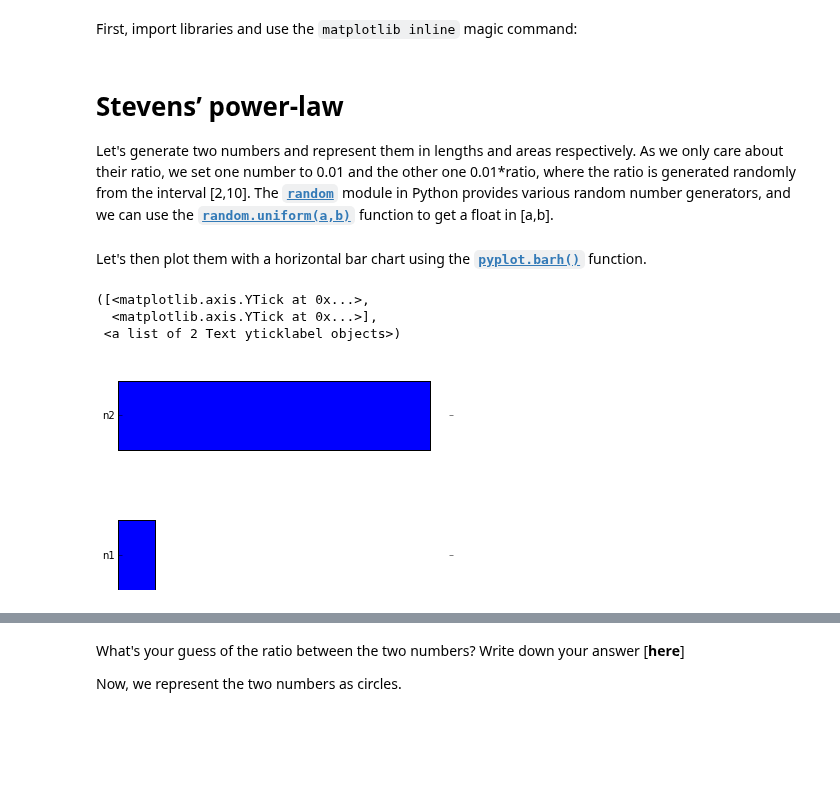
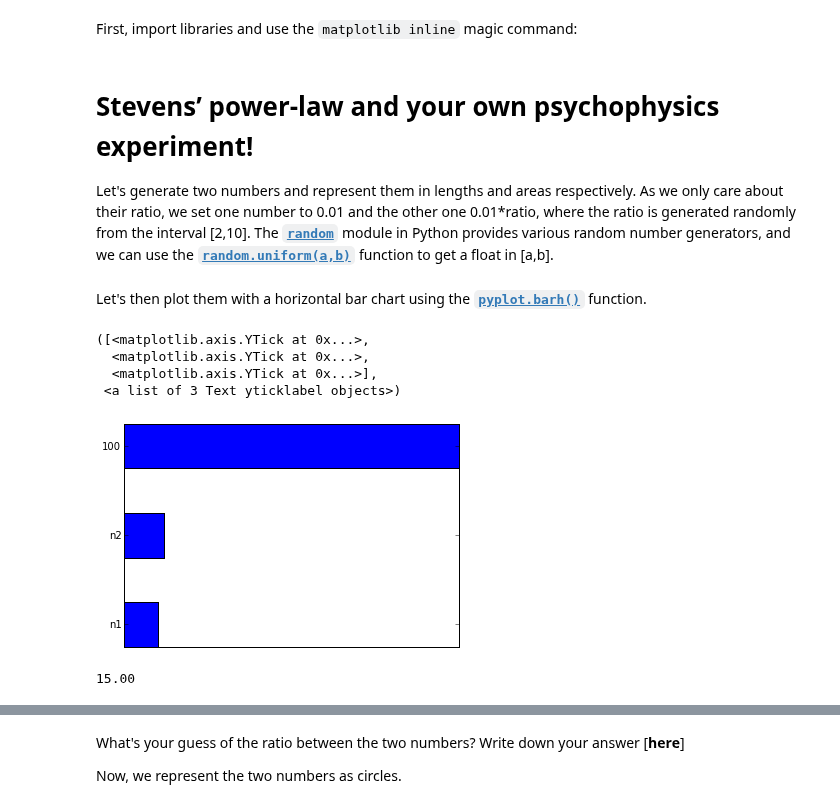
Before and after one commit to yy/dviz-course, a Jupyter notebook: w04-perception-design/W04Lab.ipynb, the cells around one changed output, grey strips where cells are left out. Cells and saved outputs as stored; diff of their text form; code cells hidden in the pictures; blank space fills up the shorter version.

Commit message:
w04 adding image map etc

```diff
--- a/w04-perception-design/W04Lab.ipynb
+++ b/w04-perception-design/W04Lab.ipynb
@@ -10,6 +10,6 @@ import numpy as np
 
 %matplotlib inline
 # %% [markdown]
-# Stevens’ power-law
+# Stevens’ power-law and your own psychophysics experiment!
 
 Let's generate two numbers and represent them in lengths and areas respectively. As we only care about their ratio, we set one number to 0.01 and the other one 0.01\*ratio, where the ratio is generated randomly from the interval \[2,10\]. The [**`random`**](https://docs.python.org/2/library/random.html) module in Python provides various random number generators, and we can use the [**`random.uniform(a,b)`**](https://docs.python.org/2/library/random.html#random.uniform) function to get a float in [a,b].
@@ -21,12 +16,29 @@ n2 = n1 * random.uniform(2,10)
+# %%
+import random
+import time
+
+n1 = 10
+perceived = []
+actual = []
 # %% [markdown]
 Let's then plot them with a horizontal bar chart using the [**`pyplot.barh()`**](http://matplotlib.org/api/pyplot_api.html#matplotlib.pyplot.barh) function.
 # %%
-plt.barh(bottom=np.arange(2), width=(n1,n2), height=0.5)
-plt.gca().set_frame_on(False)
+n2 = n1 * random.uniform(1,10)
+
+plt.barh(np.arange(3), [n1, n2, 100], height=0.5)
+plt.gca().set_frame_on(True)
 plt.gca().get_xaxis().set_visible(False)
-plt.yticks(np.arange(2)+0.25, ('n1', 'n2'))
+plt.yticks(np.arange(3)+0.25, ('n1', 'n2', '100'))
 # %% [output]
 ([<matplotlib.axis.YTick at 0x...>,
+  <matplotlib.axis.YTick at 0x...>,
   <matplotlib.axis.YTick at 0x...>],
- <a list of 2 Text yticklabel objects>)
+ <a list of 3 Text yticklabel objects>)
-[figure, old version]
+[figure, new version]
+# %%
+perceived.append(15) # put the ratio that you perceived and run this cell (shift + enter).
+
+actual.append(n2/n1)
+print('{:.2f}'.format(n2/n1))
+# %% [output]
+15.00
```
Also changed, not shown: parts of 16 cells of this notebook, 1 other file.
